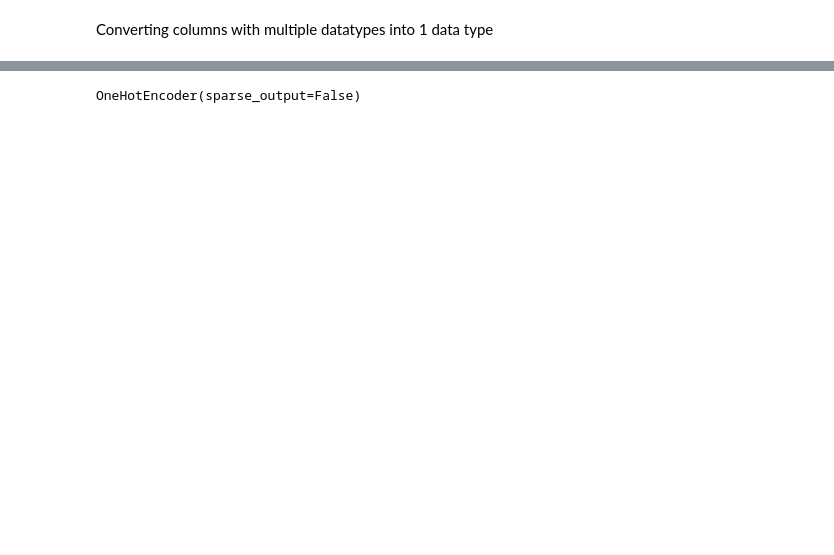
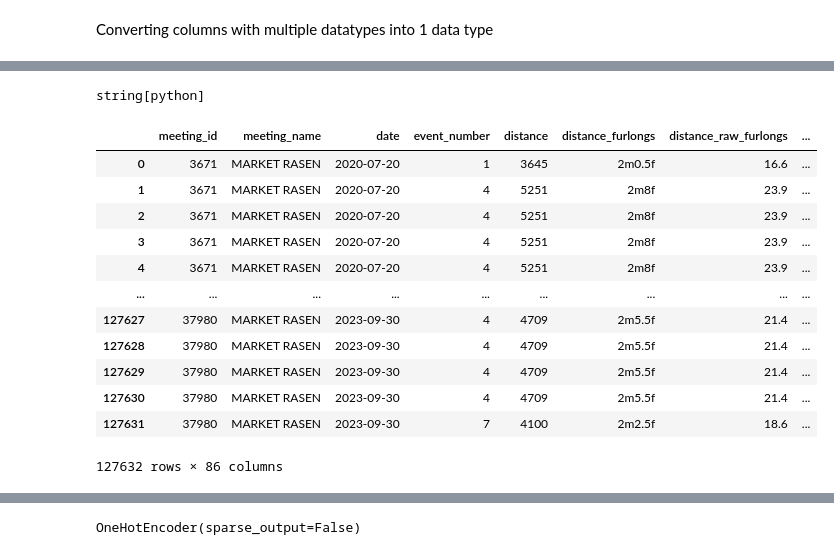
Before and after one commit to Harlequinht/which_horse, a Jupyter notebook: notebook/which_horse.ipynb, the cells around one changed output, grey strips where cells are left out. Cells and saved outputs as stored; diff of their text form; code cells hidden in the pictures; blank space fills up the shorter version.

```diff
--- a/notebook/which_horse.ipynb
+++ b/notebook/which_horse.ipynb
@@ -386,0 +348,20 @@ Name: run_3_track_type, Length: 127632, dtype: object
+# %%
+df_jump['race_type'].dtypes
+# %% [output]
+string[python]
+# %%
+df_jump
+# %% [output]
+|  | meeting_id | meeting_name | date | event_number | distance | distance_furlongs | distance_raw_furlongs | ... |
+| 0 | 3671 | MARKET RASEN | 2020-07-20 | 1 | 3645 | 2m0.5f | 16.6 | ... |
+| 1 | 3671 | MARKET RASEN | 2020-07-20 | 4 | 5251 | 2m8f | 23.9 | ... |
+| 2 | 3671 | MARKET RASEN | 2020-07-20 | 4 | 5251 | 2m8f | 23.9 | ... |
+| 3 | 3671 | MARKET RASEN | 2020-07-20 | 4 | 5251 | 2m8f | 23.9 | ... |
+| 4 | 3671 | MARKET RASEN | 2020-07-20 | 4 | 5251 | 2m8f | 23.9 | ... |
+| ... | ... | ... | ... | ... | ... | ... | ... | ... |
+| 127627 | 37980 | MARKET RASEN | 2023-09-30 | 4 | 4709 | 2m5.5f | 21.4 | ... |
+| 127628 | 37980 | MARKET RASEN | 2023-09-30 | 4 | 4709 | 2m5.5f | 21.4 | ... |
+| 127629 | 37980 | MARKET RASEN | 2023-09-30 | 4 | 4709 | 2m5.5f | 21.4 | ... |
+| 127630 | 37980 | MARKET RASEN | 2023-09-30 | 4 | 4709 | 2m5.5f | 21.4 | ... |
+| 127631 | 37980 | MARKET RASEN | 2023-09-30 | 7 | 4100 | 2m2.5f | 18.6 | ... |
+127632 rows × 86 columns
```
Also changed, not shown: parts of 57 cells of this notebook.
